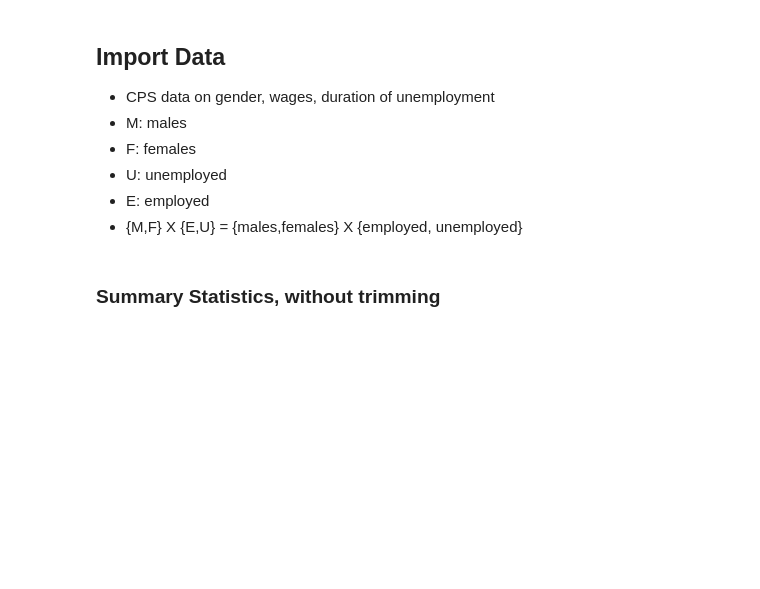
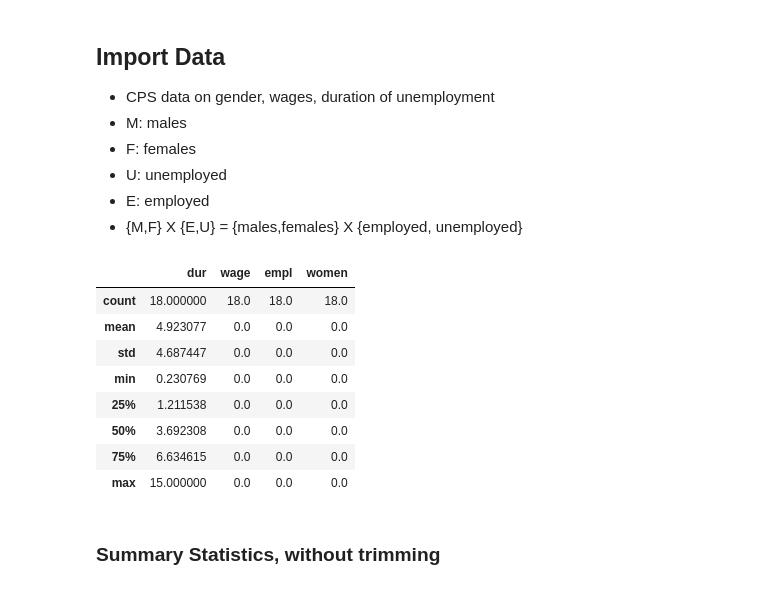
Before and after one commit to meganmccoy/masters-thesis, a Jupyter notebook: notebook/882 Replication.ipynb, the cells around one changed output. Saved outputs shown, nothing was run; the diff lists cells and outputs as text; code cells hidden in the pictures; blank space fills up the shorter version.

```diff
--- a/notebook/882 Replication.ipynb
+++ b/notebook/882 Replication.ipynb
@@ -43,6 +43,18 @@ ME = M[M['empl']==1]
 MU = M[M['empl']==0]
 FE = F[F['empl']==1]
 FU = F[F['empl']==0]
+# %%
+MU.describe()
+# %% [output]
+|  | dur | wage | empl | women |
+| count | 18.000000 | 18.0 | 18.0 | 18.0 |
+| mean | 4.923077 | 0.0 | 0.0 | 0.0 |
+| std | 4.687447 | 0.0 | 0.0 | 0.0 |
+| min | 0.230769 | 0.0 | 0.0 | 0.0 |
+| 25% | 1.211538 | 0.0 | 0.0 | 0.0 |
+| 50% | 3.692308 | 0.0 | 0.0 | 0.0 |
+| 75% | 6.634615 | 0.0 | 0.0 | 0.0 |
+| max | 15.000000 | 0.0 | 0.0 | 0.0 |
 # %% [markdown]
 ### Summary Statistics, without trimming
 # %%
```
Also changed, not shown: parts of 6 cells of this notebook.
